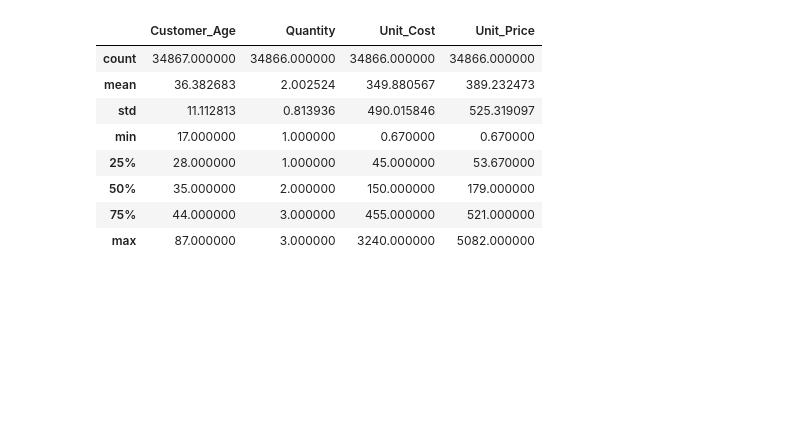
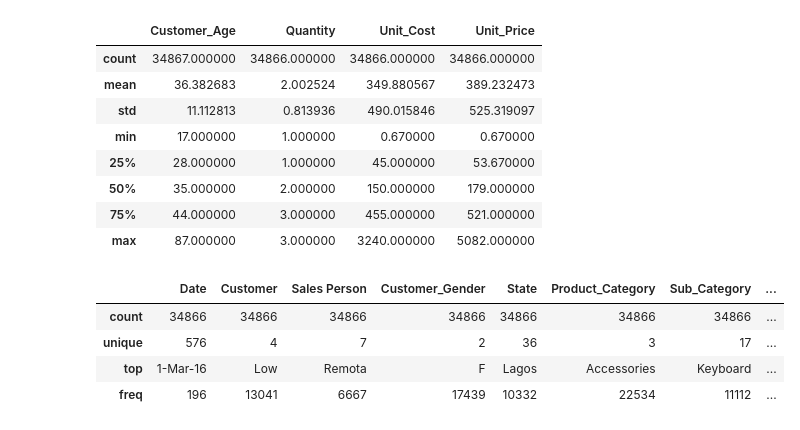
Before and after one commit to kayodeolusanya/ARIMA-INSURANCE-GLOBAL, a Jupyter notebook: DUNE_SALES_ANALYSIS.ipynb, the cells around one changed output. Saved outputs shown, nothing was run; the diff lists cells and outputs as text; code cells hidden in the pictures; blank space fills up the shorter version.

```diff
--- a/DUNE_SALES_ANALYSIS.ipynb
+++ b/DUNE_SALES_ANALYSIS.ipynb
@@ -87,3 +109,12 @@ df.describe()
 | 50% | 35.000000 | 2.000000 | 150.000000 | 179.000000 |
 | 75% | 44.000000 | 3.000000 | 455.000000 | 521.000000 |
 | max | 87.000000 | 3.000000 | 3240.000000 | 5082.000000 |
+# %%
+#Categorical Statistical Analysis
+df.describe(include=['object','bool'])
+# %% [output]
+|  | Date | Customer | Sales Person | Customer_Gender | State | Product_Category | Sub_Category | ... |
+| count | 34866 | 34866 | 34866 | 34866 | 34866 | 34866 | 34866 | ... |
+| unique | 576 | 4 | 7 | 2 | 36 | 3 | 17 | ... |
+| top | 1-Mar-16 | Low | Remota | F | Lagos | Accessories | Keyboard | ... |
+| freq | 196 | 13041 | 6667 | 17439 | 10332 | 22534 | 11112 | ... |
```
Also changed, not shown: parts of 9 cells of this notebook.
